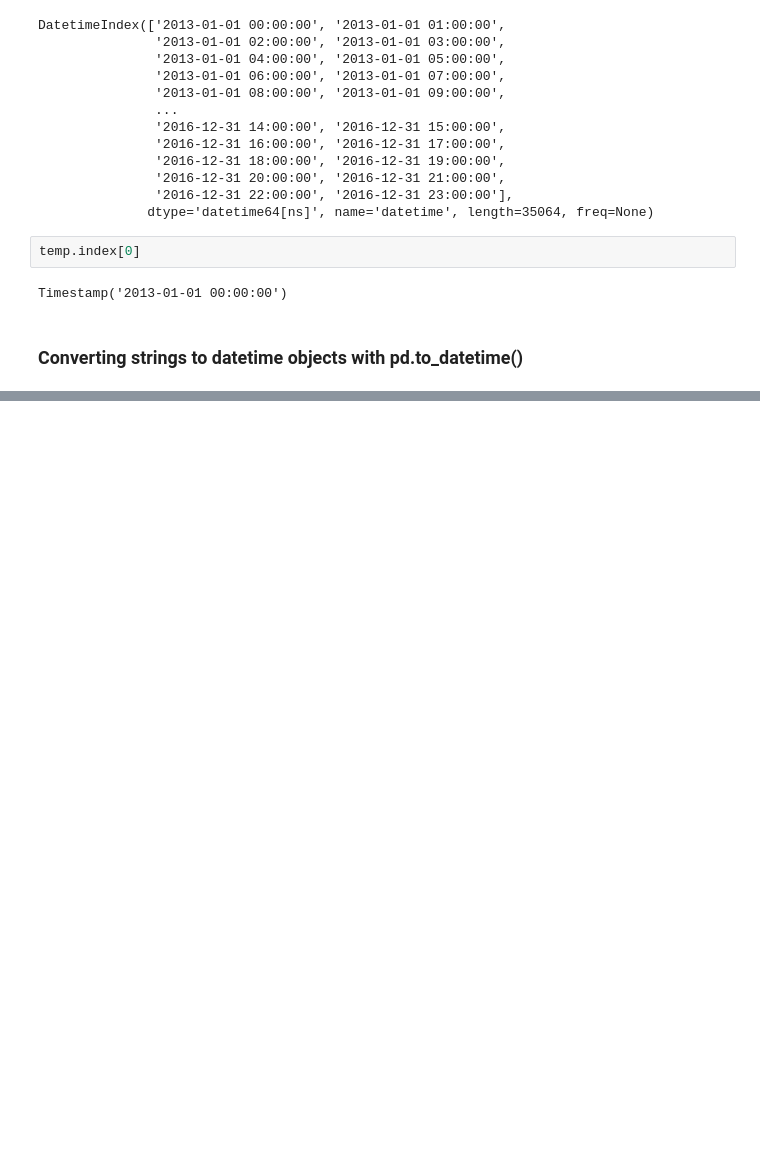
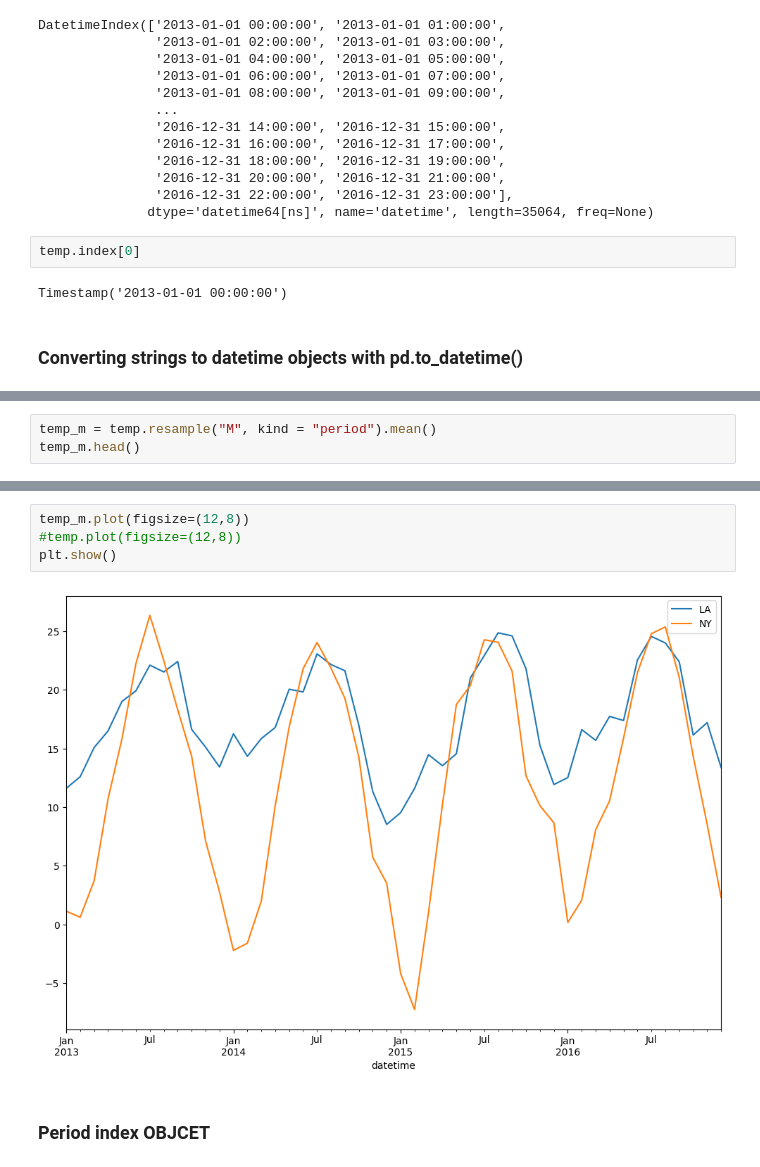
Before and after one commit to PrzemyslawLagosz/python, a Jupyter notebook: UDEMY/PANDAS/Course_Materials_Part4/Video_Lecture_NBs/NB_17_TImeSeries_mine.ipynb, the cells around one changed output, grey strips where cells are left out. Cells and saved outputs as stored; diff of their text form; blank space fills up the shorter version.

```diff
--- a/UDEMY/PANDAS/Course_Materials_Part4/Video_Lecture_NBs/NB_17_TImeSeries_mine.ipynb
+++ b/UDEMY/PANDAS/Course_Materials_Part4/Video_Lecture_NBs/NB_17_TImeSeries_mine.ipynb
@@ -54,0 +322,3 @@ temp = pd.re
+# %%
+temp_m = temp.resample("M", kind = "period").mean()
+temp_m.head()
@@ -54,0 +358,8 @@ temp = pd.re
+# %%
+temp_m.plot(figsize=(12,8))
+#temp.plot(figsize=(12,8))
+plt.show()
+# %% [output]
+[figure, added]
+# %% [markdown]
+### Period index OBJCET
```
Also changed, not shown: parts of 66 cells of this notebook, 2 other files.
